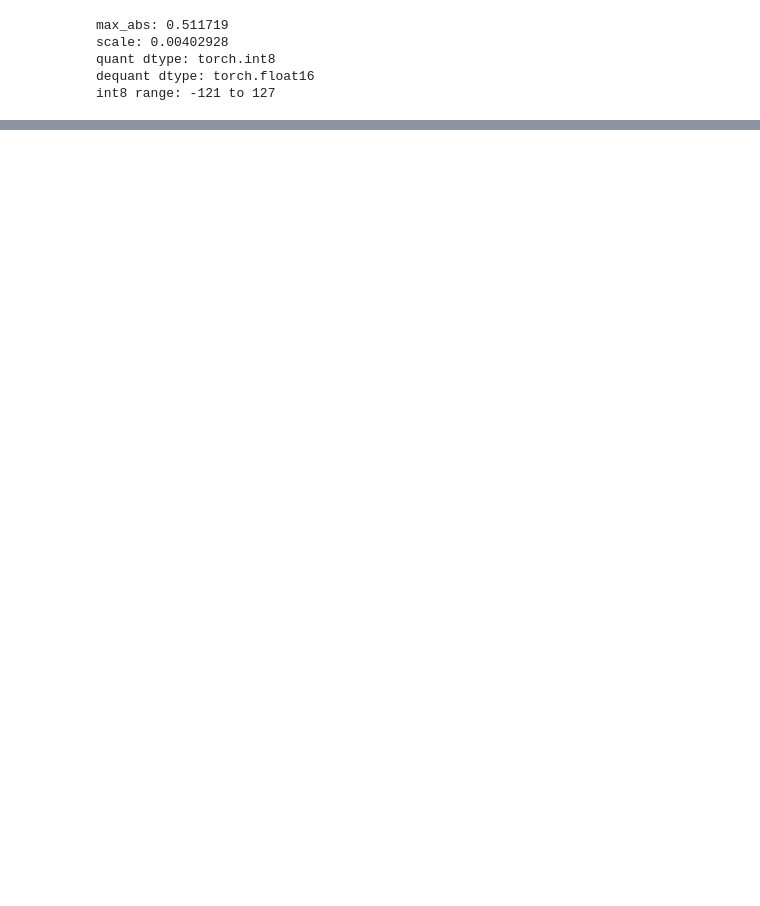
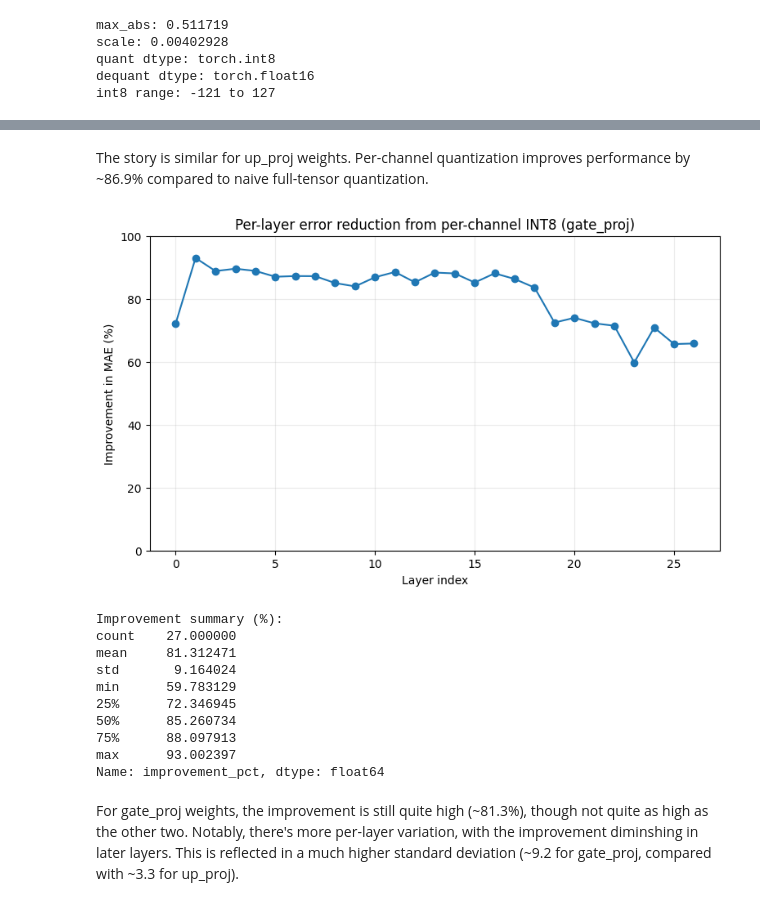
Before and after one commit to JR-Vickers/quantization-study, a Jupyter notebook: notebooks/04_manual_quantization.ipynb, the cells around one changed output, grey strips where cells are left out. Drawn from its saved outputs; the diff is of its cells as text; code cells hidden in the pictures; blank space fills up the shorter version.

```diff
--- a/notebooks/04_manual_quantization.ipynb
+++ b/notebooks/04_manual_quantization.ipynb
@@ -807,0 +470,20 @@ Saved: ../results/04_manual_quantization.json
+# %% [markdown]
+The story is similar for up_proj weights.  Per-channel quantization improves performance by ~86.9% compared to naive full-tensor quantization.
+# %%
+df_gate_proj = df_weights("gate_proj")
+plot_df_gate_proj = df_gate_proj.sort_values(["layer", "module"]).reset_index(drop=True)
+plot_df(plot_df_gate_proj)
+# %% [output]
+[figure, added]
+Improvement summary (%):
+count    27.000000
+mean     81.312471
+std       9.164024
+min      59.783129
+25%      72.346945
+50%      85.260734
+75%      88.097913
+max      93.002397
+Name: improvement_pct, dtype: float64
+# %% [markdown]
+For gate_proj weights, the improvement is still quite high (~81.3%), though not quite as high as the other two.  Notably, there's more per-layer variation, with the improvement diminshing in later layers.  This is reflected in a much higher standard deviation (~9.2 for gate_proj, compared with ~3.3 for up_proj).
```
Also changed, not shown: parts of 67 cells of this notebook.
